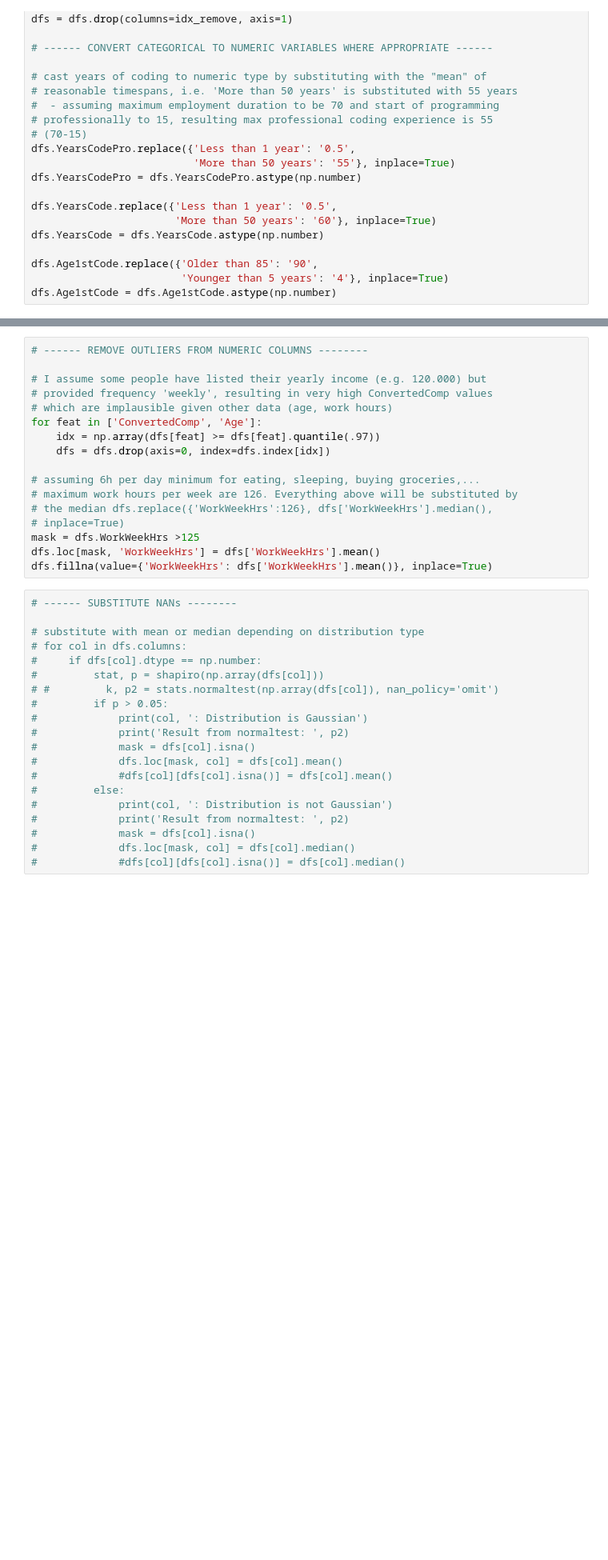
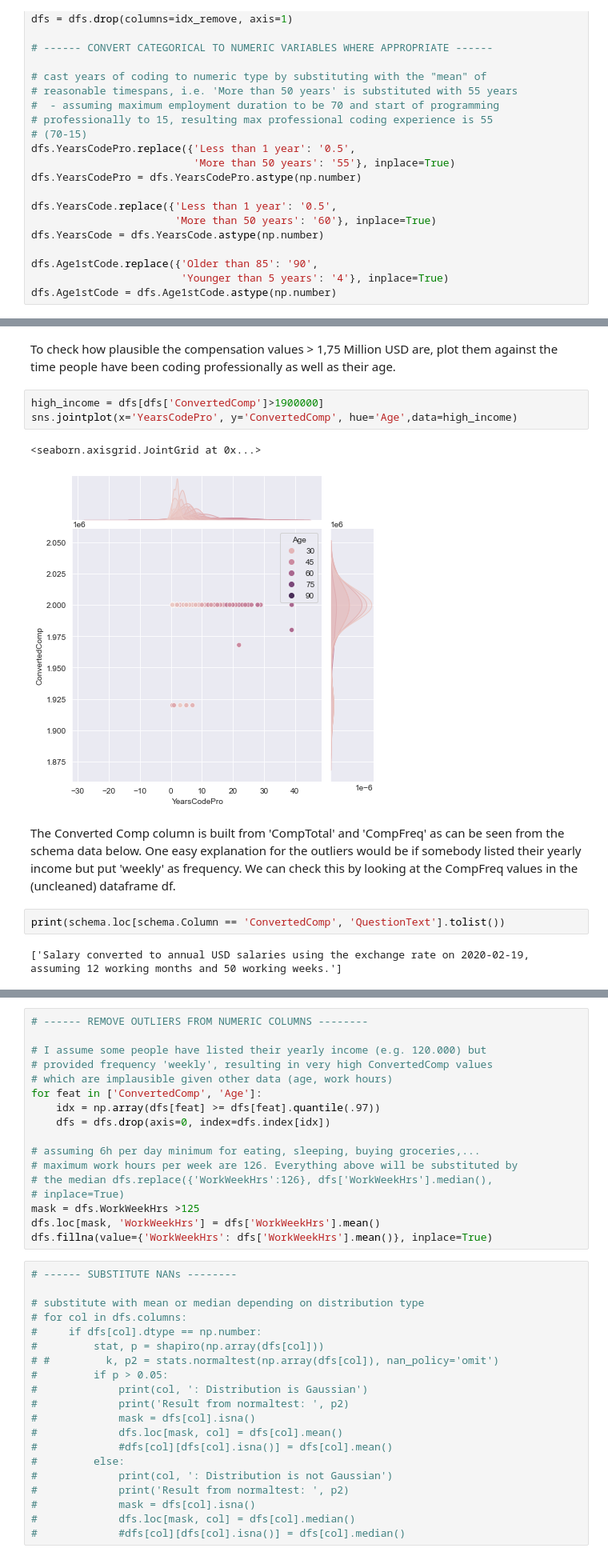
Before and after one commit to Mlleallemand/DS_Blogpost, a Jupyter notebook: ExploringData.ipynb, the cells around one changed output, grey strips where cells are left out. Shown: that part at 80% size. Saved outputs shown, nothing was run; the diff lists cells and outputs as text; blank space fills up the shorter version.

```diff
--- a/ExploringData.ipynb
+++ b/ExploringData.ipynb
@@ -91,0 +111,14 @@ dfs.Age1stCode = dfs.Age1stCode.astype(np.number)
+# %% [markdown]
+To check how plausible the compensation values > 1,75 Million USD are, plot them against the time people have been coding professionally as well as their age.
+# %%
+high_income = dfs[dfs['ConvertedComp']>1900000]
+sns.jointplot(x='YearsCodePro', y='ConvertedComp', hue='Age',data=high_income)
+# %% [output]
+<seaborn.axisgrid.JointGrid at 0x...>
+[figure, added]
+# %% [markdown]
+The Converted Comp column is built from 'CompTotal' and 'CompFreq' as can be seen from the schema data below. One easy explanation for the outliers would be if somebody listed their yearly income but put 'weekly' as frequency. We can check this by looking at the CompFreq values in the (uncleaned) dataframe df.
+# %%
+print(schema.loc[schema.Column == 'ConvertedComp', 'QuestionText'].tolist())
+# %% [output]
+['Salary converted to annual USD salaries using the exchange rate on 2020-02-19, assuming 12 working months and 50 working weeks.']
```
Also changed, not shown: parts of 91 cells of this notebook, 1 other file.
